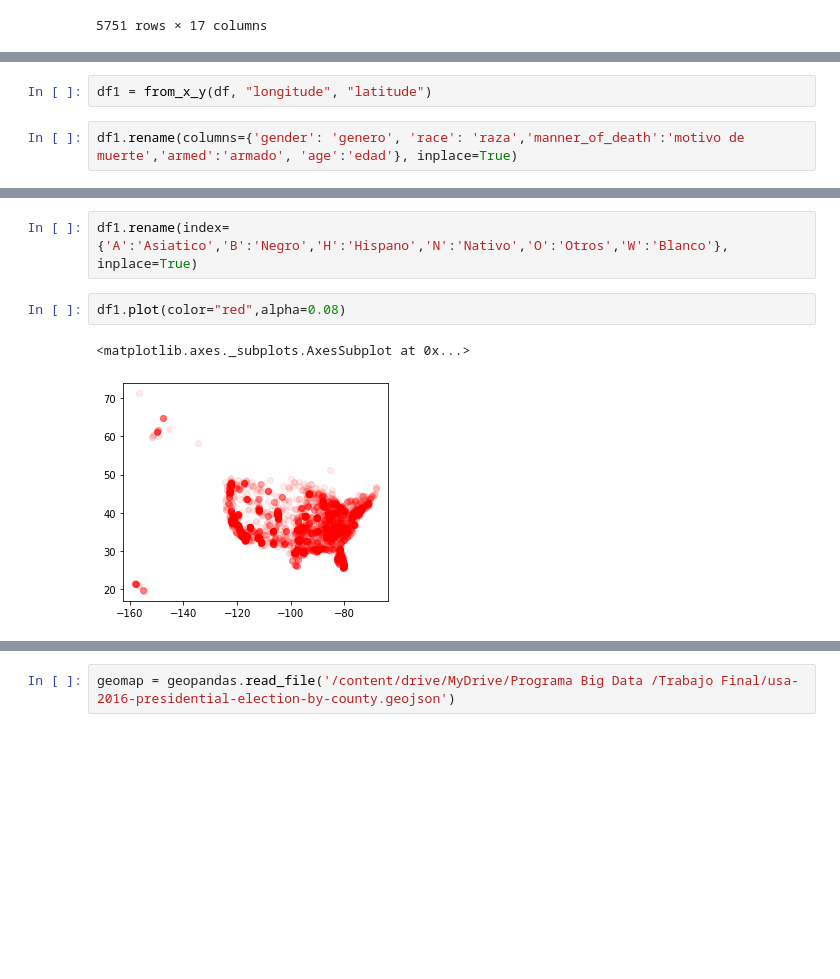
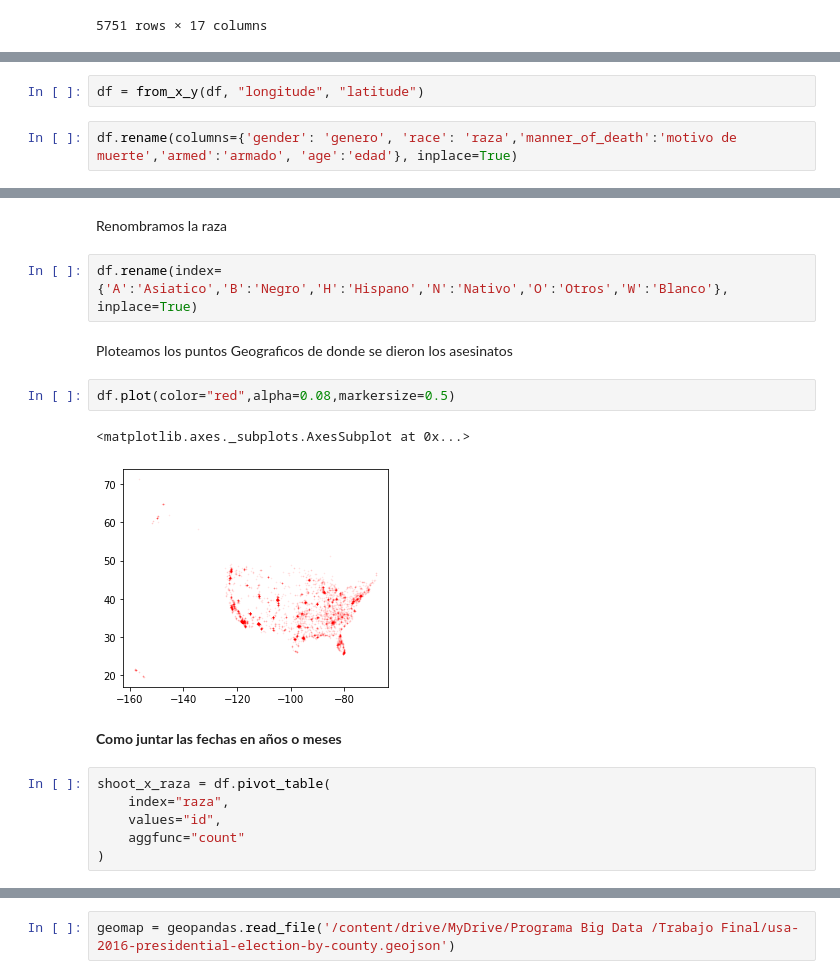
Before and after one commit to dafon1986/Elecciones, a Jupyter notebook: Muertes_Policiales_v1.ipynb, the cells around one changed output, grey strips where cells are left out. Saved outputs shown, nothing was run; the diff lists cells and outputs as text; blank space fills up the shorter version.

```diff
--- a/Muertes_Policiales_v1.ipynb
+++ b/Muertes_Policiales_v1.ipynb
@@ -72,5 +76,5 @@ def from_x_y(df, x, y, crs='EPSG:4326'):
     return gdf
 # %%
-df1 = from_x_y(df, "longitude", "latitude")
+df = from_x_y(df, "longitude", "latitude")
 # %%
-df1.rename(columns={'gender': 'genero', 'race': 'raza','manner_of_death':'motivo de muerte','armed':'armado', 'age':'edad'}, inplace=True)
+df.rename(columns={'gender': 'genero', 'race': 'raza','manner_of_death':'motivo de muerte','armed':'armado', 'age':'edad'}, inplace=True)
@@ -93,7 +97,19 @@ df1
+# %% [markdown]
+Renombramos la raza
 # %%
-df1.rename(index={'A':'Asiatico','B':'Negro','H':'Hispano','N':'Nativo','O':'Otros','W':'Blanco'}, inplace=True)
+df.rename(index={'A':'Asiatico','B':'Negro','H':'Hispano','N':'Nativo','O':'Otros','W':'Blanco'}, inplace=True)
+# %% [markdown]
+Ploteamos los puntos Geograficos de donde se dieron los asesinatos
 # %%
-df1.plot(color="red",alpha=0.08)
+df.plot(color="red",alpha=0.08,markersize=0.5)
 # %% [output]
 <matplotlib.axes._subplots.AxesSubplot at 0x...>
-[figure, old version]
+[figure, new version]
+# %% [markdown]
+**Como juntar las fechas en años o meses**
+# %%
+shoot_x_raza = df.pivot_table(
+    index="raza",
+    values="id",
+    aggfunc="count"
+)
```
Also changed, not shown: parts of 37 cells of this notebook.
